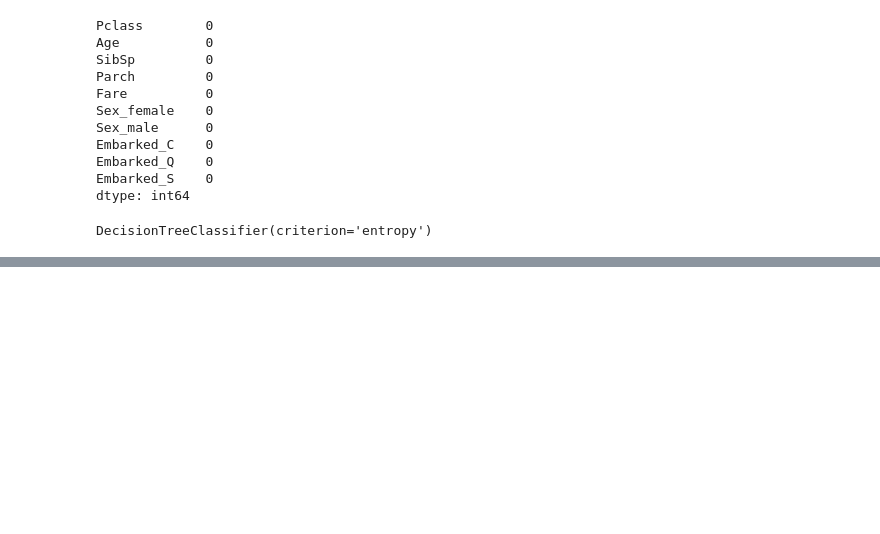
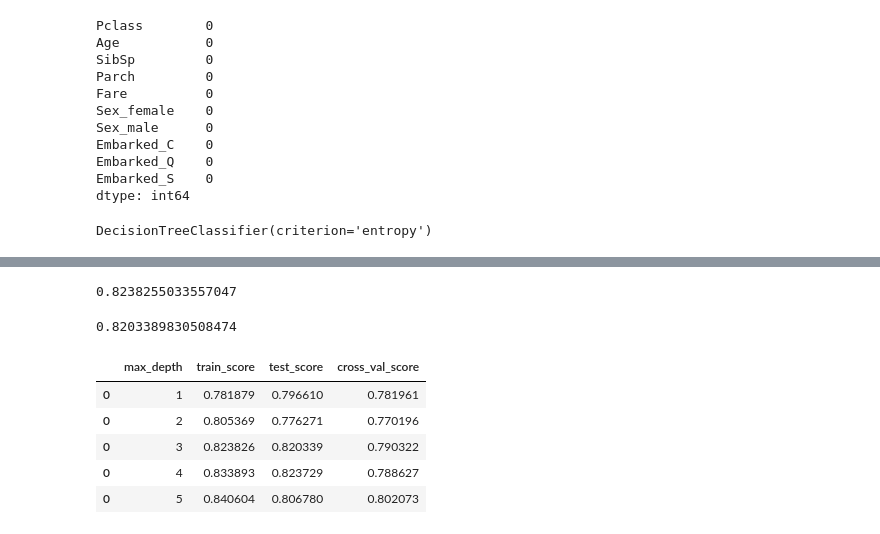
Before and after one commit to vasiljev-sr/MyJupyterNotebook, a Jupyter notebook: Stepik/Step 2/ Titanic Machine Learning from Disaster.ipynb, the cells around one changed output, grey strips where cells are left out. Saved outputs shown, nothing was run; the diff lists cells and outputs as text; code cells hidden in the pictures; blank space fills up the shorter version.

```diff
--- a/Stepik/Step 2/ Titanic Machine Learning from Disaster.ipynb
+++ b/Stepik/Step 2/ Titanic Machine Learning from Disaster.ipynb
@@ -70,0 +93,11 @@ AttributeError: type object 'DecisionTreeClassifier' has no attribute 'help'
+# %%
+# задаем макс шлубину обучения модели max_depth, чтобы не переобучалась
+clf = tree.DecisionTreeClassifier(criterion='entropy', max_depth=3).fit(X_train,y_train)
+# %%
+clf.score(X_train,y_train)
+# %% [output]
+0.8238255033557047
+# %%
+clf.score(X_test,y_test)
+# %% [output]
+0.8203389830508474
@@ -70,0 +122,9 @@ AttributeError: type object 'DecisionTreeClassifier' has no attribute 'help'
+# %%
+scores_data.head()
+# %% [output]
+|  | max_depth | train_score | test_score | cross_val_score |
+| 0 | 1 | 0.781879 | 0.796610 | 0.781961 |
+| 0 | 2 | 0.805369 | 0.776271 | 0.770196 |
+| 0 | 3 | 0.823826 | 0.820339 | 0.790322 |
+| 0 | 4 | 0.833893 | 0.823729 | 0.788627 |
+| 0 | 5 | 0.840604 | 0.806780 | 0.802073 |
```
Also changed, not shown: parts of 19 cells of this notebook.
